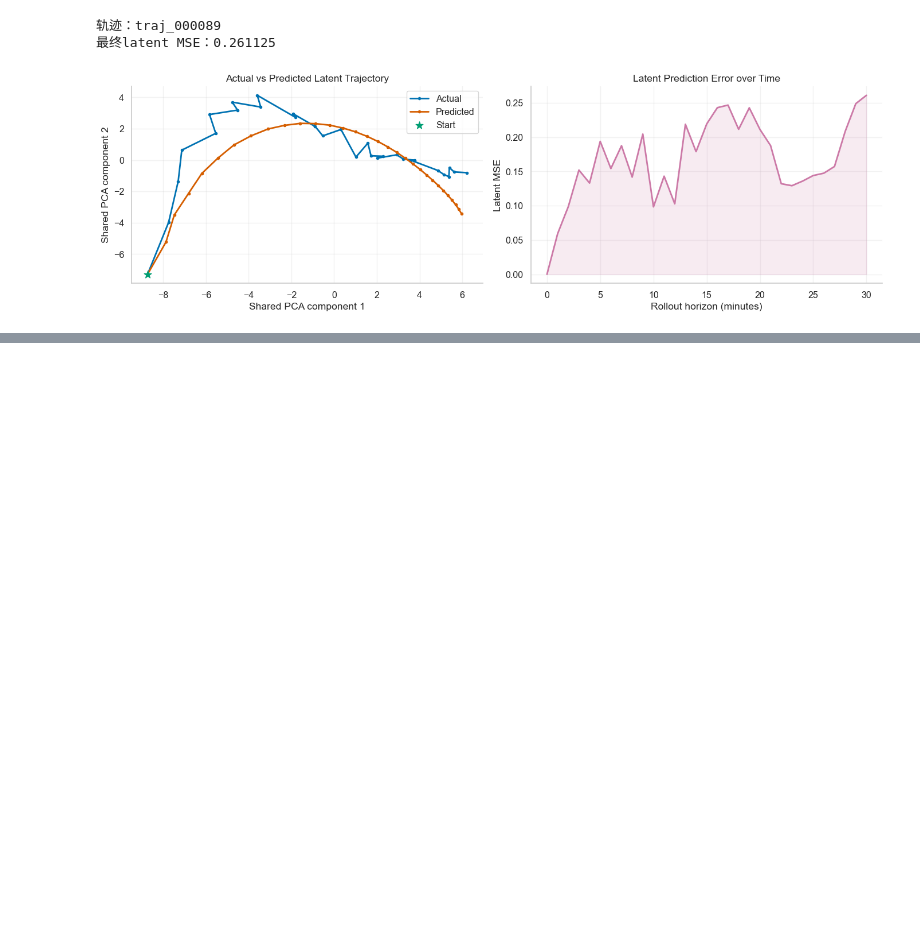
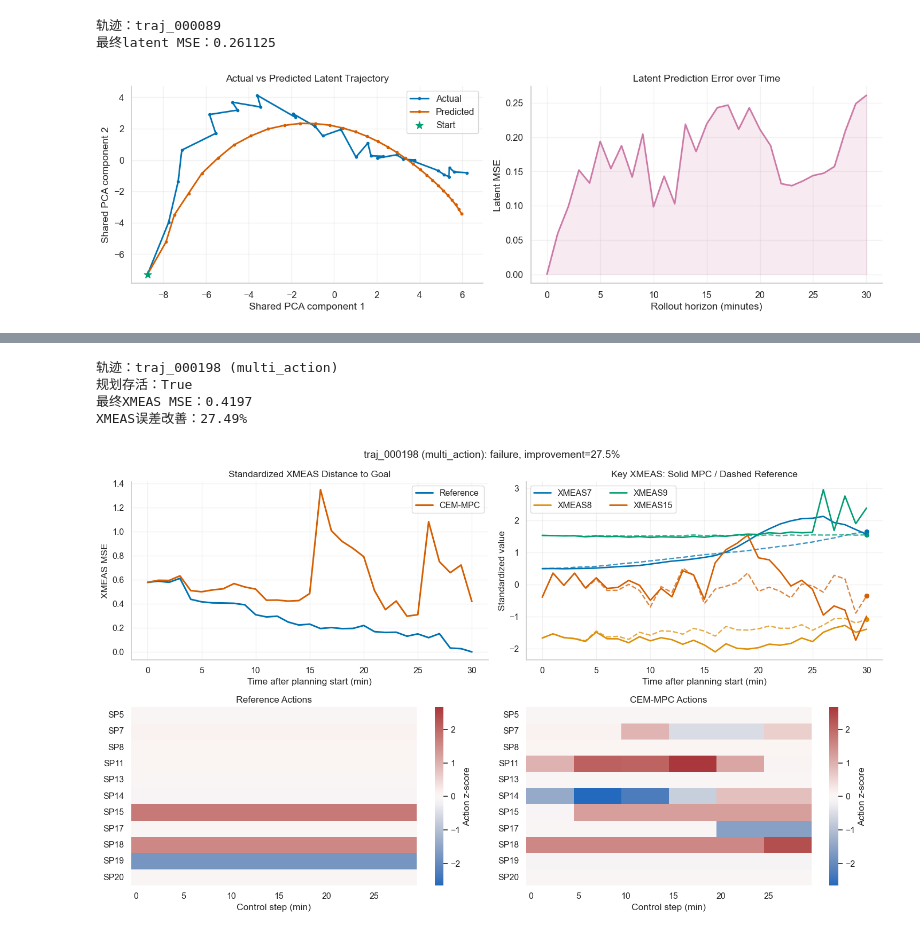
Before and after one commit to ShixiangLi/tepwm, a Jupyter notebook: tutorial/tep_tutorial.ipynb, the cells around one changed output, grey strips where cells are left out. Saved outputs shown, nothing was run; the diff lists cells and outputs as text; code cells hidden in the pictures; blank space fills up the shorter version.

```diff
--- a/tutorial/tep_tutorial.ipynb
+++ b/tutorial/tep_tutorial.ipynb
@@ -723,0 +724,22 @@ XMEAS误差改善：-1323.00%
+# %%
+# 选择终点误差接近失败样本中位数的案例，观察典型失败模式。
+failed_cases = [case for case in planning_evaluation["cases"] if not case["success"]]
+if not failed_cases:
+    print("当前评估中没有失败案例。")
+else:
+    failure_median = np.median([case["final_xmeas_mse"] for case in failed_cases])
+    failed_planning_case = min(
+        failed_cases, key=lambda case: abs(case["final_xmeas_mse"] - failure_median)
+    )
+    print(f"轨迹：{failed_planning_case['trajectory_id']} ({failed_planning_case['scenario_type']})")
+    print(f"规划存活：{failed_planning_case['alive']}")
+    print(f"最终XMEAS MSE：{failed_planning_case['final_xmeas_mse']:.4f}")
+    print(f"XMEAS误差改善：{failed_planning_case['improvement']:.2%}")
+    plot_planning_case(failed_planning_case)
+    plt.show()
+# %% [output]
+轨迹：traj_000198 (multi_action)
+规划存活：True
+最终XMEAS MSE：0.4197
+XMEAS误差改善：27.49%
+[figure, added]
```
Also changed, not shown: parts of 4 cells of this notebook, 3 other files.
